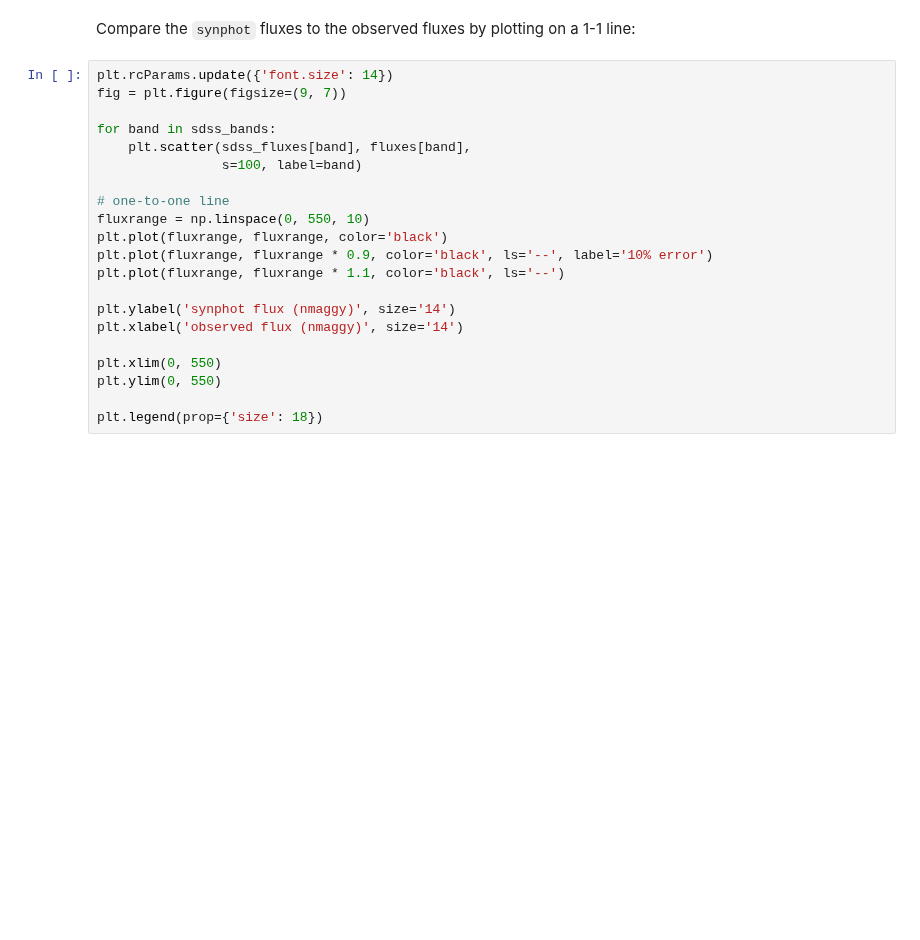
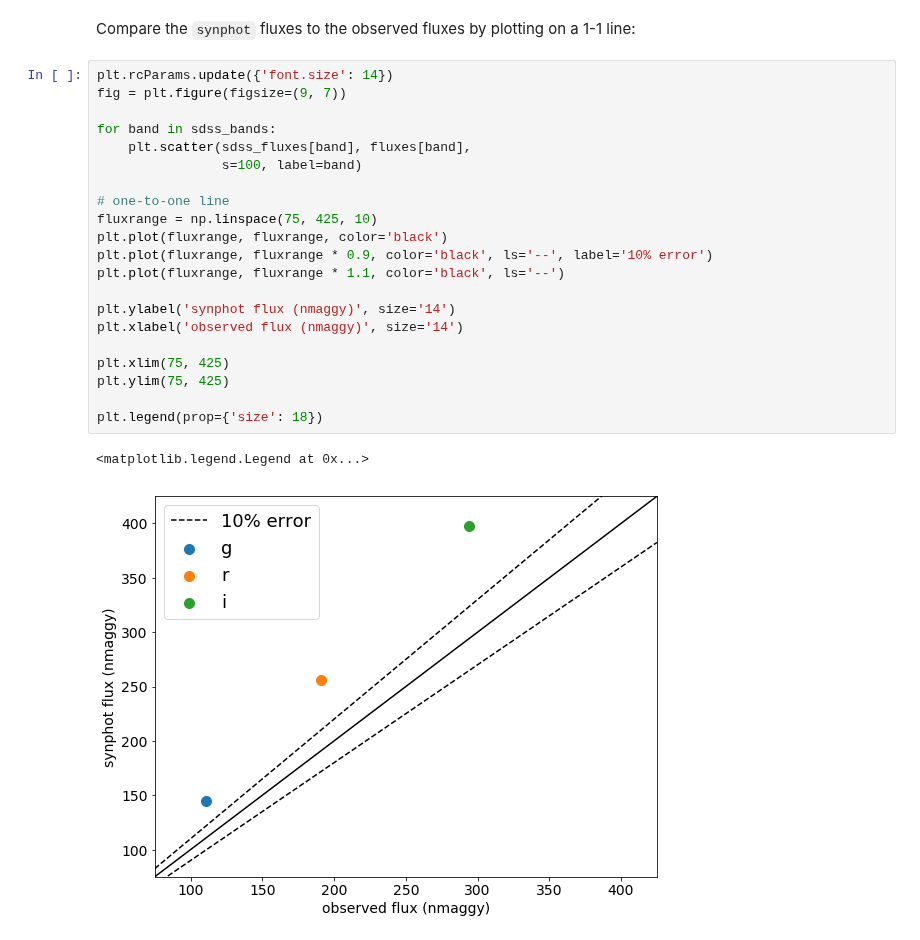
Before and after one commit to tcjansen/GSoC, a Jupyter notebook: empirical_photometry.ipynb, the cells around one changed output. Cells and saved outputs as stored; diff of their text form; blank space fills up the shorter version.

```diff
--- a/empirical_photometry.ipynb
+++ b/empirical_photometry.ipynb
@@ -139,21 +159,24 @@ Compare the `synphot` fluxes to the observed fluxes by plotting on a 1-1 line:
 # %%
 plt.rcParams.update({'font.size': 14})
 fig = plt.figure(figsize=(9, 7))
 
 for band in sdss_bands:
     plt.scatter(sdss_fluxes[band], fluxes[band],
                 s=100, label=band)
 
 # one-to-one line
-fluxrange = np.linspace(0, 550, 10)
+fluxrange = np.linspace(75, 425, 10)
 plt.plot(fluxrange, fluxrange, color='black')
 plt.plot(fluxrange, fluxrange * 0.9, color='black', ls='--', label='10% error')
 plt.plot(fluxrange, fluxrange * 1.1, color='black', ls='--')
 
 plt.ylabel('synphot flux (nmaggy)', size='14')
 plt.xlabel('observed flux (nmaggy)', size='14')
 
-plt.xlim(0, 550)
-plt.ylim(0, 550)
+plt.xlim(75, 425)
+plt.ylim(75, 425)
 
 plt.legend(prop={'size': 18})
+# %% [output]
+<matplotlib.legend.Legend at 0x...>
+[figure, added]
```
Also changed, not shown: parts of 5 cells of this notebook.
